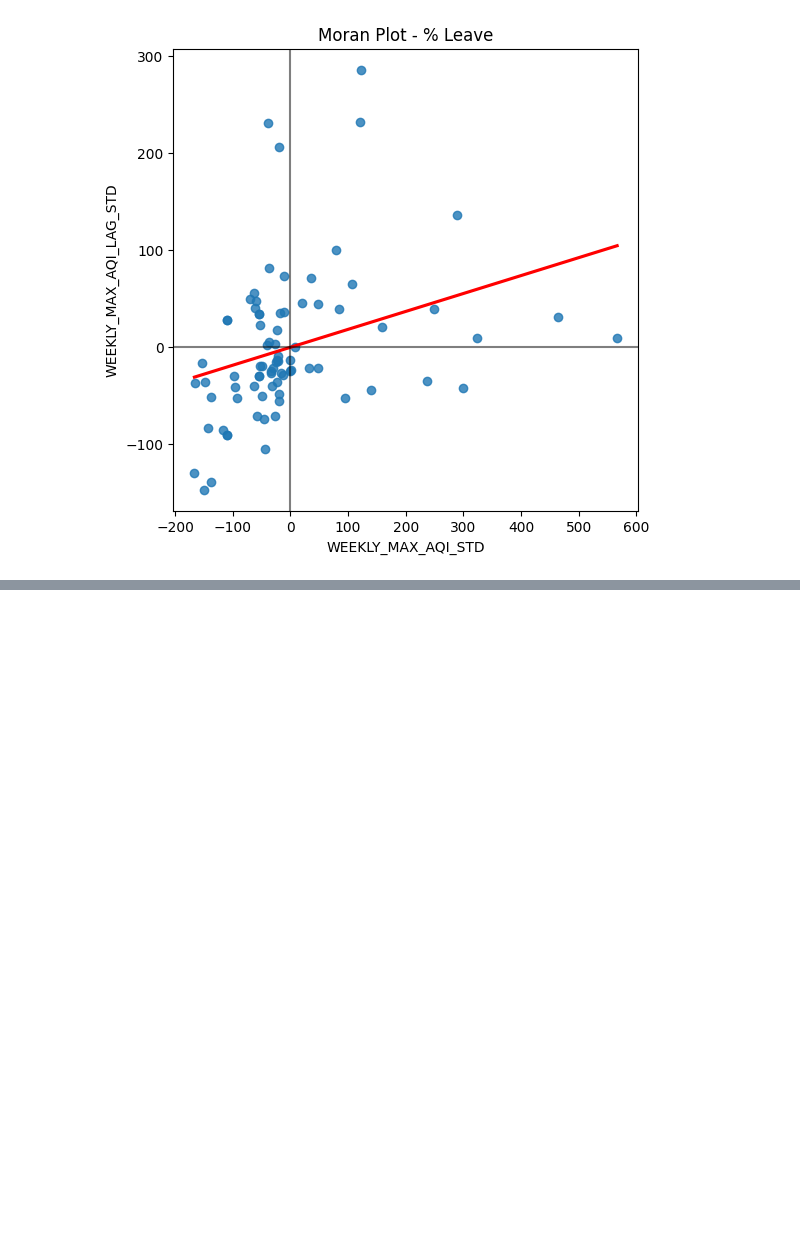
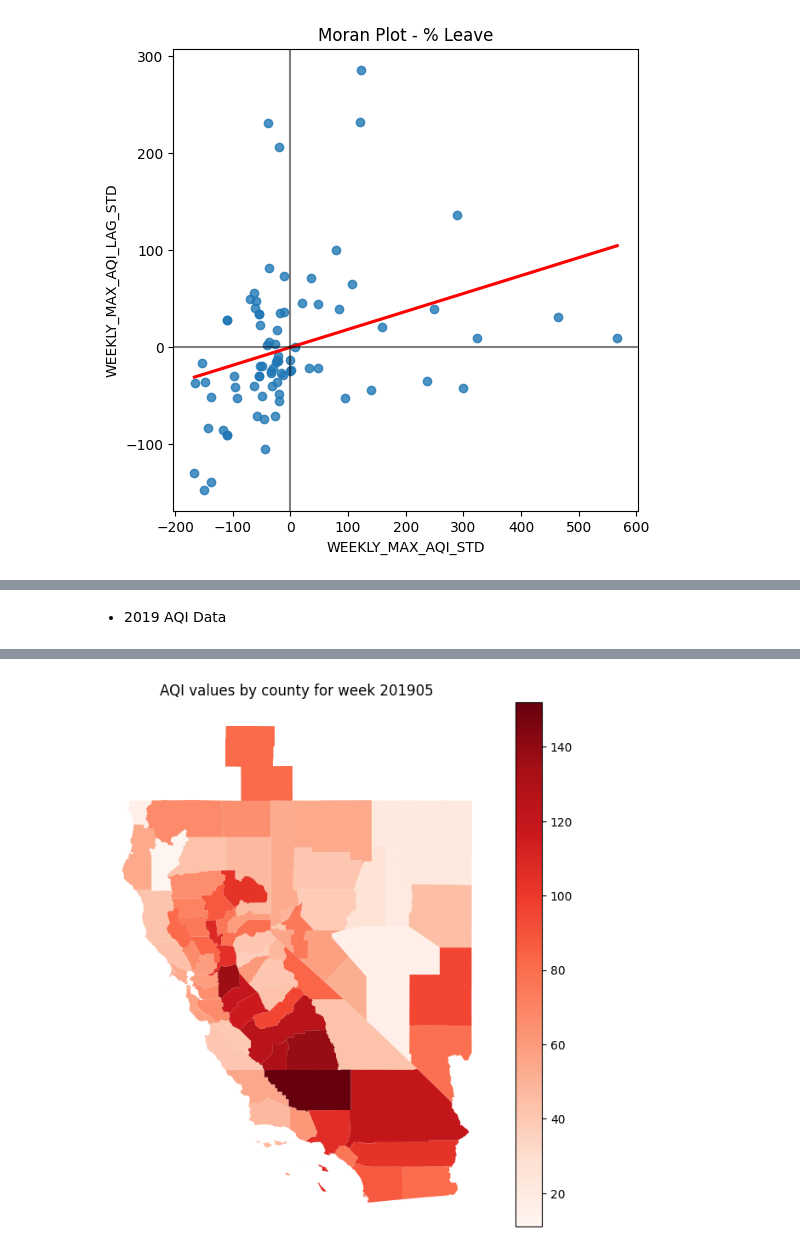
Before and after one commit to abdullahpichoo/GeoSpatialAnalysis-AQI-Impact-on-Public-Health, a Jupyter notebook: Project.ipynb, the cells around one changed output, grey strips where cells are left out. Drawn from its saved outputs; the diff is of its cells as text; code cells hidden in the pictures; blank space fills up the shorter version.

```diff
--- a/Project.ipynb
+++ b/Project.ipynb
@@ -1172,0 +1128,35 @@ from folium.plugins import TimeSliderChoropleth, Fullscreen, MiniMap, LocateCont
+# %% [markdown]
+- 2019 AQI Data
+# %%
+week_slider = widgets.IntSlider(
+    min=new_final_data_2019["DATE_CODE"].min(),
+    max=new_final_data_2019["DATE_CODE"].max(),
+    step=1,
+    value=new_final_data_2019["DATE_CODE"].min(),
+    description="Week",
+)
+
+
+def plot_aqi_by_week(week):
+    clear_output()
+
+    fig, axs = plt.subplots(figsize=(8, 8))
+    week_row = new_final_data_2019.loc[new_final_data_2019["DATE_CODE"] == week]
+    week_row.plot(column="WEEKLY_MAX_AQI", cmap="Reds", legend=True, ax=axs)
+    # plt.xticks(rotation=90)
+    plt.xlabel("County")
+    plt.ylabel("AQI")
+    plt.title("AQI values by county for week {}".format(week))
+    axs.set_axis_off()
+
+    display(week_slider)
+
+
+def on_week_change(change):
+    plot_aqi_by_week(change.new)
+
+
+week_slider.observe(on_week_change, names="value")
+
+display(week_slider)
+# %% [output]
@@ -1172,0 +1164 @@ from folium.plugins import TimeSliderChoropleth, Fullscreen, MiniMap, LocateCont
+[figure, added]
```
Also changed, not shown: parts of 39 cells of this notebook.
